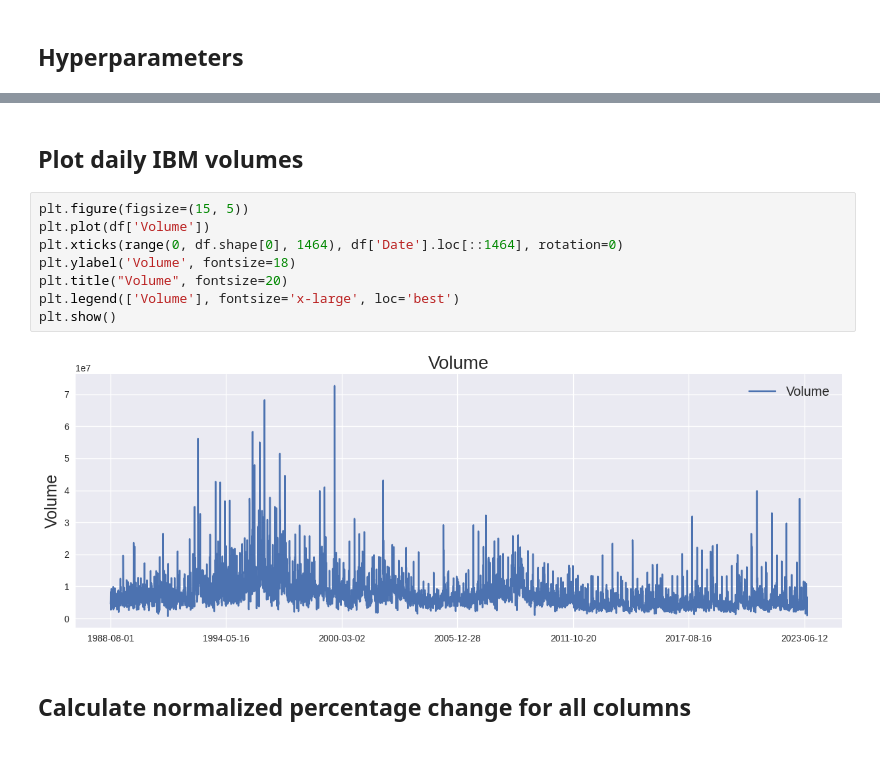
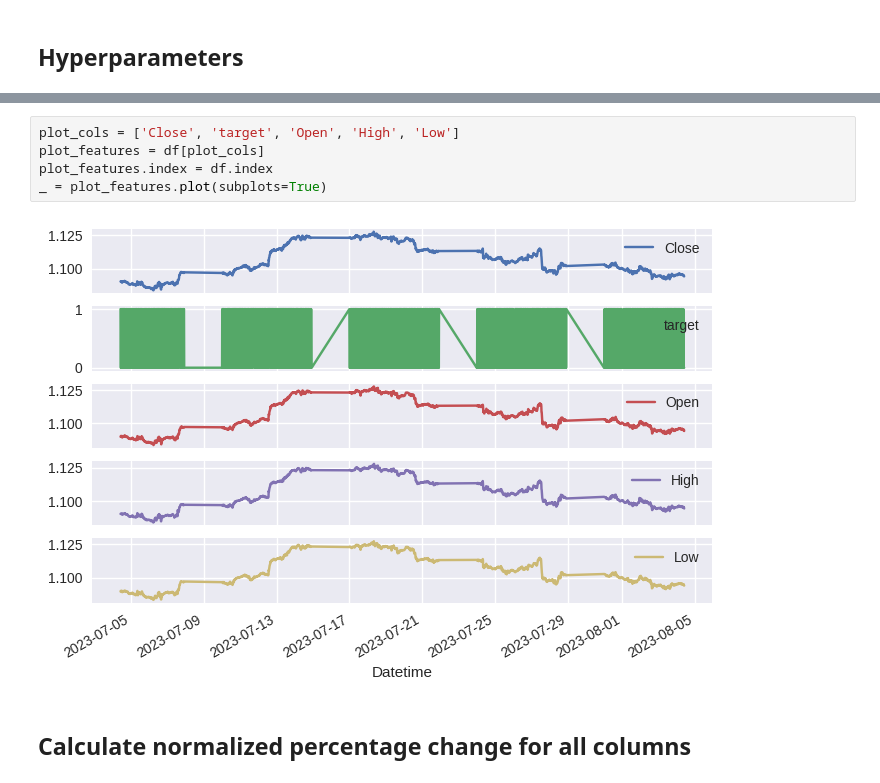
Before and after one commit to MikChristensen/Python-ML-Trading, a Jupyter notebook: 07 Mixed model/IBM_PriceFeatures_V01.ipynb, the cells around one changed output, grey strips where cells are left out. Saved outputs shown, nothing was run; the diff lists cells and outputs as text; blank space fills up the shorter version.

```diff
--- a/07 Mixed model/IBM_PriceFeatures_V01.ipynb
+++ b/07 Mixed model/IBM_PriceFeatures_V01.ipynb
@@ -59,15 +79,10 @@ plt.show()
-# %% [markdown]
-## Plot daily IBM volumes
-# %%
-plt.figure(figsize=(15, 5))
-plt.plot(df['Volume'])
-plt.xticks(range(0, df.shape[0], 1464), df['Date'].loc[::1464], rotation=0)
-plt.ylabel('Volume', fontsize=18)
-plt.title("Volume", fontsize=20)
-plt.legend(['Volume'], fontsize='x-large', loc='best')
-plt.show()
-# %% [output]
-[figure, removed]
+# %%
+plot_cols = ['Close', 'target', 'Open', 'High', 'Low']
+plot_features = df[plot_cols]
+plot_features.index = df.index
+_ = plot_features.plot(subplots=True)
+# %% [output]
+[figure, added]
 # %% [markdown]
 ## Calculate normalized percentage change for all columns
 # %%
```
Also changed, not shown: parts of 16 cells of this notebook.
